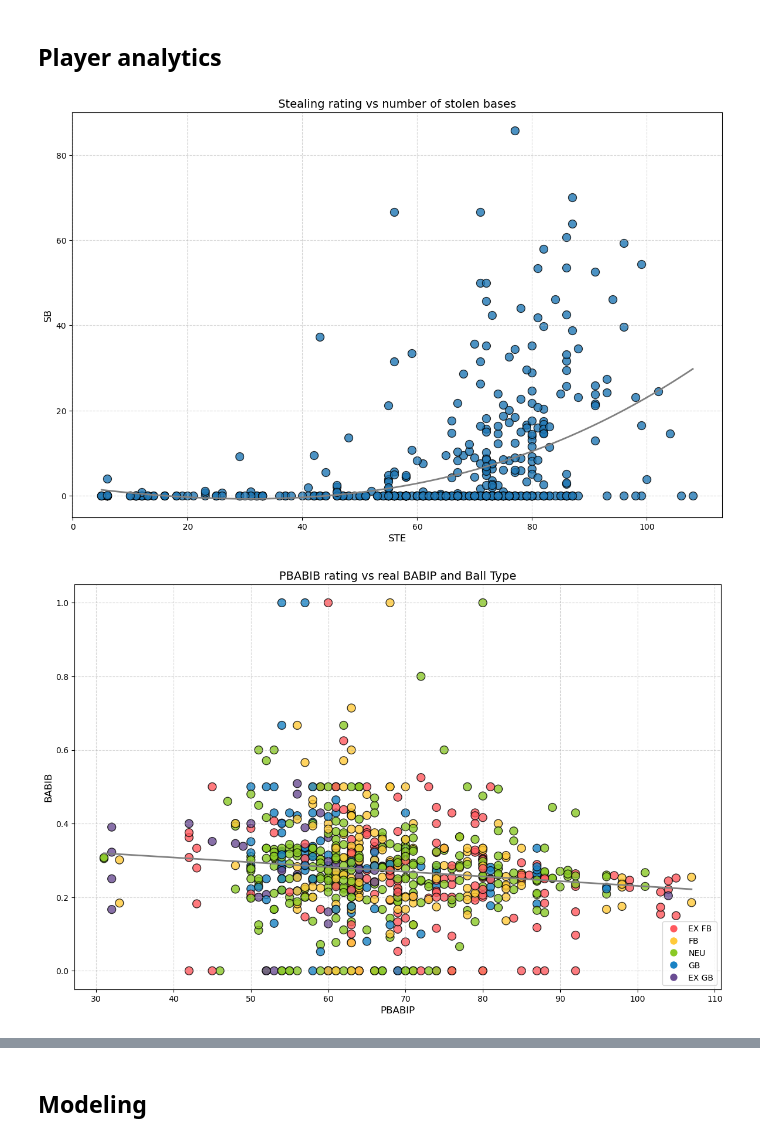
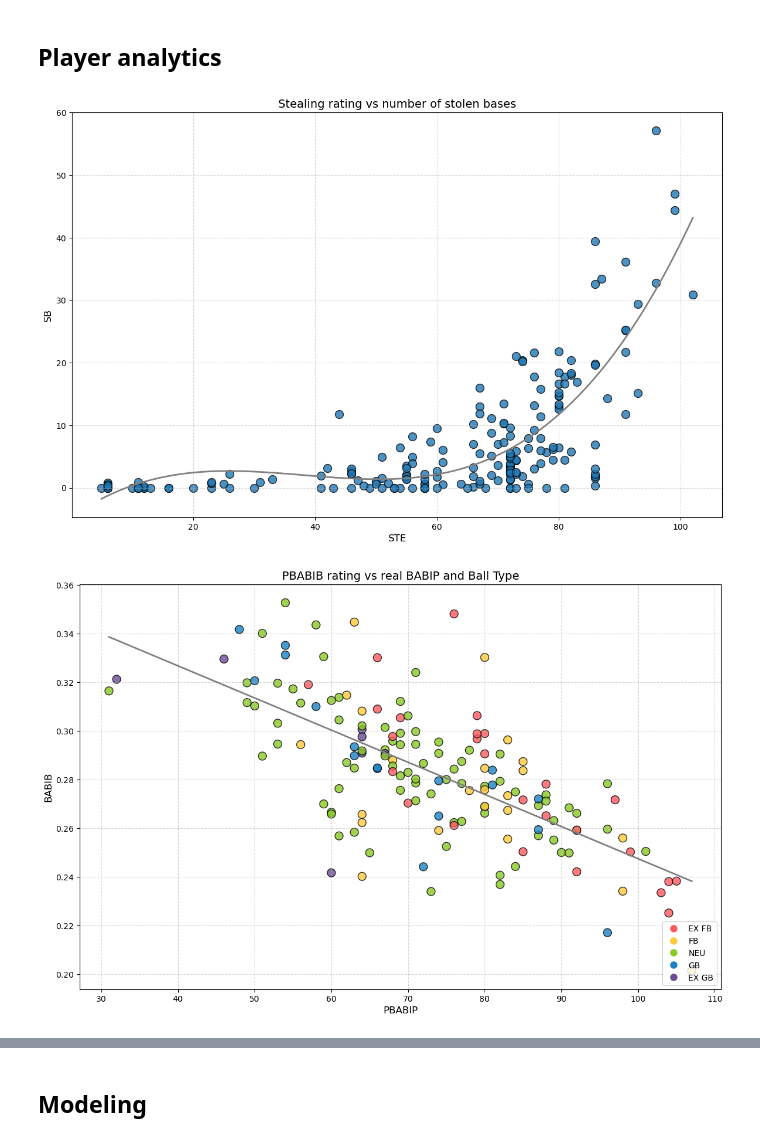
Before and after one commit to AdVarga90/Projects, a Jupyter notebook: OOTP/OOTP24.ipynb, the cells around one changed output, grey strips where cells are left out. Saved outputs shown, nothing was run; the diff lists cells and outputs as text; code cells hidden in the pictures.

```diff
--- a/OOTP/OOTP24.ipynb
+++ b/OOTP/OOTP24.ipynb
@@ -412,12 +410,12 @@ df_pitchers_agg_team[(df_pitchers_agg_team['ORG'] == 'Fogtown Stars') & (df_pitc
 Qd = df_batters_agg['SB'].astype(float).quantile(0.05)
 Qu = df_batters_agg['SB'].astype(float).quantile(0.95)
 IQR = Qu - Qd
-lower_bound = Qd - 1.5 * IQR # not exclding anything but good to have it for completness
+lower_bound = Qd - 1.5 * IQR # not excluding anything but good to have it for completness
 upper_bound = Qu + 1.5 * IQR
 
 # Filter the data to remove outliers
-series_sb = np.nan_to_num(df_batters_agg['SB'][(df_batters_agg['SB'] >= lower_bound) & (df_batters_agg['SB'] <= upper_bound)].astype(float), nan=0.0)
-series_ste = np.nan_to_num(df_batters_agg['STE'][(df_batters_agg['SB'] >= lower_bound) & (df_batters_agg['SB'] <= upper_bound)].astype(float), nan=0.0)
+series_sb = np.nan_to_num(df_batters_agg['SB'][(df_batters_agg['PA_WM'] > 200) & (df_batters_agg['SB'] >= lower_bound) & (df_batters_agg['SB'] <= upper_bound)].astype(float), nan=0.0)
+series_ste = np.nan_to_num(df_batters_agg['STE'][(df_batters_agg['PA_WM'] > 200) & (df_batters_agg['SB'] >= lower_bound) & (df_batters_agg['SB'] <= upper_bound)].astype(float), nan=0.0)
 
 # Set the figure size
 plt.figure(figsize=(12, 8))
@@ -454,41 +452,42 @@ plt.tight_layout(pad=1.5)
 # Show the plot
 plt.show()
 # %% [output]
-[figure, old version]
+[figure, new version]
 # %%
 # Set custom color palette for different 'G/F' categories
 colors = {'EX FB': '#FF595E', 'FB': '#FFCA3A', 'NEU': '#8AC926', 'GB': '#1982C4', 'EX GB': '#6A4C93'}
+chart_data = df_pitchers_agg[df_pitchers_agg['IP'] > 100]
 
 # Set the figure size
 plt.figure(figsize=(12, 8))
 
 # Create a scatter plot
-plt.scatter(df_pitchers_agg['PBABIP'], df_pitchers_agg['BABIP'], s=100, c=df_pitchers_agg['G/F'].map(colors),
+plt.scatter(chart_data['PBABIP'], chart_data['BABIP'], s=100, c=chart_data['G/F'].map(colors),
             marker='o', edgecolors='black', alpha=0.8)
 
 # # Calculate polynomial fit
-# coefficients = np.polyfit(df_pitchers_agg['BABIP'].astype(float), df_pitchers_agg['PBABIP'].astype(float), 1)
+# coefficients = np.polyfit(chart_data['BABIP'].astype(float), chart_data['PBABIP'].astype(float), 1)
 # polynomial = np.poly1d(coefficients)
-# x_values = np.linspace(min(df_pitchers_agg['BABIP']), max(df_pitchers_agg['BABIP']), 100)
+# x_values = np.linspace(min(chart_data['BABIP']), max(chart_data['BABIP']), 100)
 # y_values = polynomial(x_values)
 
 # from sklearn.linear_model import Ridge
 
 # # Fit a ridge regression model
 # ridge = Ridge(alpha=1.0)  # You can adjust the alpha parameter
-# ridge.fit(np.vander(np.nan_to_num(df_pitchers_agg['BABIP'], nan=0.0), 3), np.nan_to_num(df_pitchers_agg['PBABIP'], nan=0.0))
+# ridge.fit(np.vander(np.nan_to_num(chart_data['BABIP'], nan=0.0), 3), np.nan_to_num(chart_data['PBABIP'], nan=0.0))
 
 # # Generate predicted values using the ridge model
 # y_values = ridge.predict(np.vander(x_values, 3))
 
 # Fit linear regression
-X = sm.add_constant(np.nan_to_num(df_pitchers_agg['PBABIP'].astype(float), nan=0.0))
-model = sm.OLS(np.nan_to_num(df_pitchers_agg['BABIP'].astype(float), nan=0.0), X)
+X = sm.add_constant(np.nan_to_num(chart_data['PBABIP'].astype(float), nan=0.0))
+model = sm.OLS(np.nan_to_num(chart_data['BABIP'].astype(float), nan=0.0), X)
 results = model.fit()
 intercept, slope = results.params
 
 # Generate the linear regression line
-x_values = np.linspace(min(np.nan_to_num(df_pitchers_agg['PBABIP'].astype(float), nan=0.0)), max(np.nan_to_num(df_pitchers_agg['PBABIP'].astype(float), nan=0.0)), 100)
+x_values = np.linspace(min(np.nan_to_num(chart_data['PBABIP'].astype(float), nan=0.0)), max(np.nan_to_num(chart_data['PBABIP'].astype(float), nan=0.0)), 100)
 y_values = intercept + slope * x_values
 
 # Plot the trendline
@@ -498,31 +497,31 @@ plt.plot(x_values, y_values, color='grey', linewidth=2, label='Trendline')
 plt.xlabel('PBABIP', fontsize=12)
 plt.ylabel('BABIB', fontsize=12)
 plt.title('PBABIB rating vs real BABIP and Ball Type', fontsize=14)
 
 # Add gridlines
 plt.grid(True, linestyle='--', alpha=0.5)
 
 # Customize tick labels
 plt.xticks(fontsize=10)
 plt.yticks(fontsize=10)
 
 # Add a legend
 legend_elements = [plt.Line2D([0], [0], marker='o', color='w', markerfacecolor=colors['EX FB'], markersize=10, label='EX FB'),
                    plt.Line2D([0], [0], marker='o', color='w', markerfacecolor=colors['FB'], markersize=10, label='FB'),
                    plt.Line2D([0], [0], marker='o', color='w', markerfacecolor=colors['NEU'], markersize=10, label='NEU'),
                    plt.Line2D([0], [0], marker='o', color='w', markerfacecolor=colors['GB'], markersize=10, label='GB'),
                    plt.Line2D([0], [0], marker='o', color='w', markerfacecolor=colors['EX GB'], markersize=10, label='EX GB')]
 plt.legend(handles=legend_elements, loc='lower right')
 
 # NOTE: ADD OPACITY BASED ON PITCHED INNINGS
 
 # Increase spacing between subplots
 plt.tight_layout(pad=1.5)
 
 # Save the plot as an image (optional)
 # plt.savefig('scatter_plot_with_trendline.png', dpi=300)
 
 # Show the plot
 plt.show()
 # %% [output]
-[figure, old version]
+[figure, new version]
```
Also changed, not shown: parts of 49 cells of this notebook.
